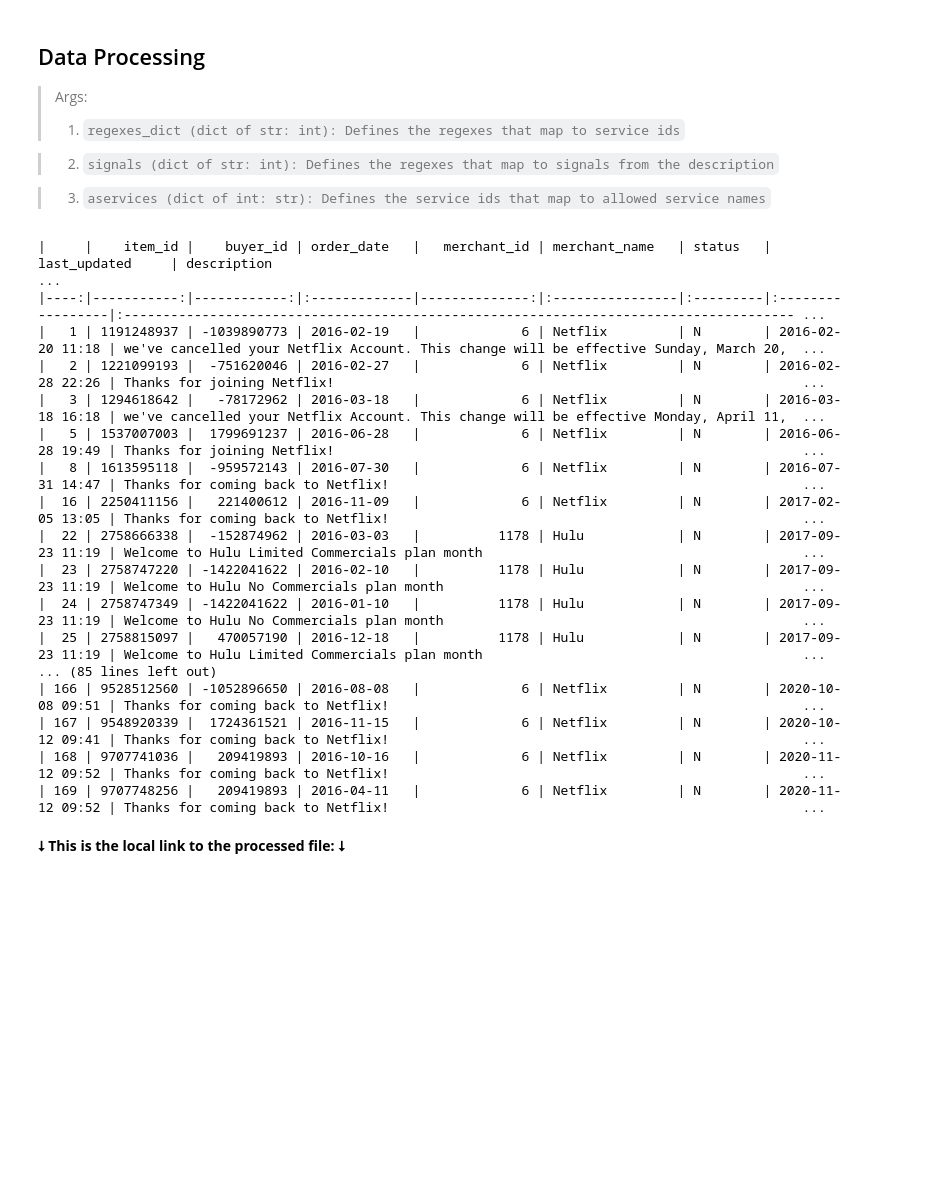
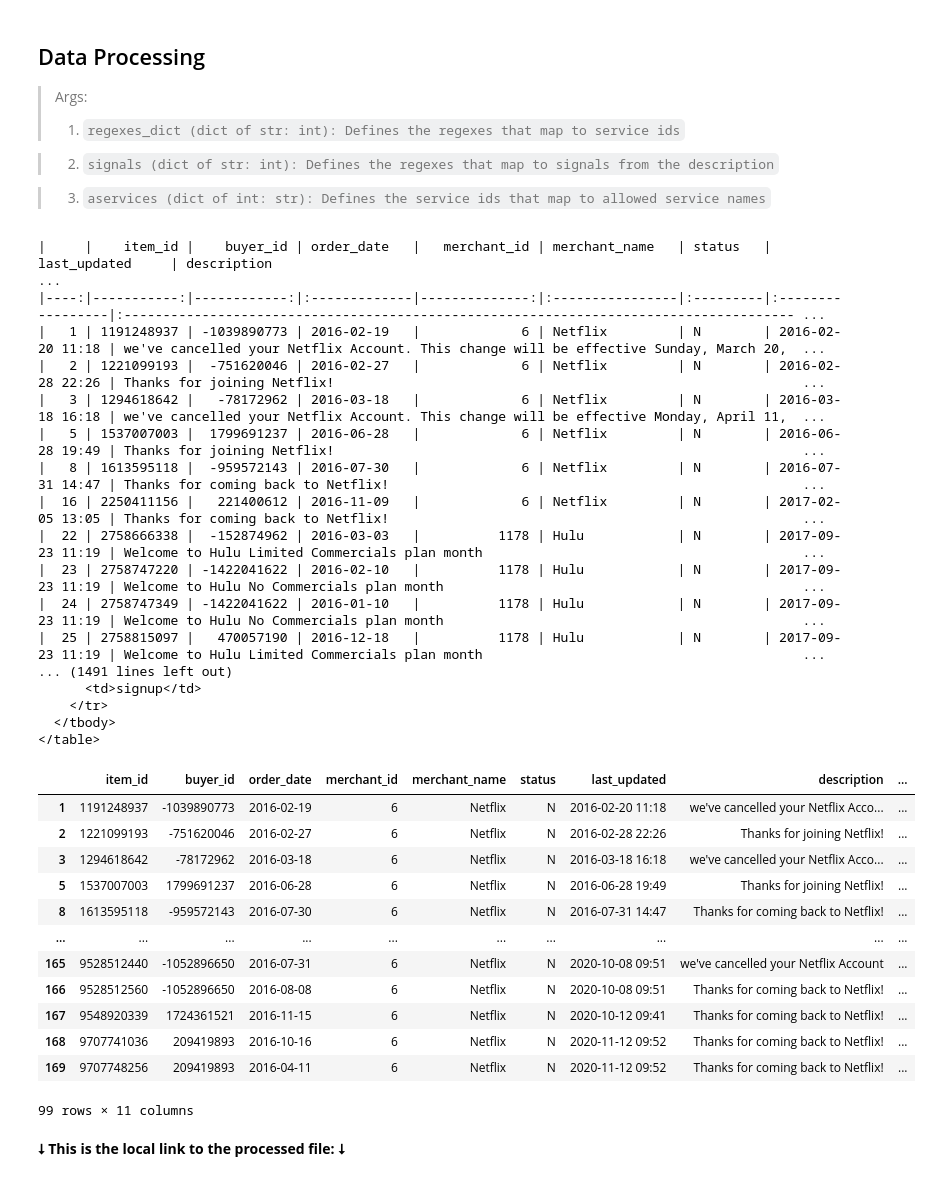
Before and after one commit to saxenap/antenna-mvp, a Jupyter notebook: notebooks/20201214PS-mvp.ipynb, the cells around one changed output. Cells and saved outputs as stored; diff of their text form; code cells hidden in the pictures; blank space fills up the shorter version.

```diff
--- a/notebooks/20201214PS-mvp.ipynb
+++ b/notebooks/20201214PS-mvp.ipynb
@@ -115,33 +115,48 @@ data = data.sort_values('last_updated').drop_duplicates('item_id',keep='last')
 # %%
 # Copy the description column
 data['service_id'] = data[['description']]
 
 # Replace the description in the new service_id
 # column with the matching service_id from
 # regexes_dict that we created above
 data['service_id'] = data[['service_id']].replace({'service_id':regexes_dict}, regex=True)
 
 print(data.to_markdown())
 
 print(data.to_html())
+
+display(data)
 # %% [output]
 |     |    item_id |    buyer_id | order_date   |   merchant_id | merchant_name   | status   | last_updated     | description                                                                            ...
 |----:|-----------:|------------:|:-------------|--------------:|:----------------|:---------|:-----------------|:-------------------------------------------------------------------------------------- ...
 |   1 | 1191248937 | -1039890773 | 2016-02-19   |             6 | Netflix         | N        | 2016-02-20 11:18 | we've cancelled your Netflix Account. This change will be effective Sunday, March 20,  ...
 |   2 | 1221099193 |  -751620046 | 2016-02-27   |             6 | Netflix         | N        | 2016-02-28 22:26 | Thanks for joining Netflix!                                                            ...
 |   3 | 1294618642 |   -78172962 | 2016-03-18   |             6 | Netflix         | N        | 2016-03-18 16:18 | we've cancelled your Netflix Account. This change will be effective Monday, April 11,  ...
 |   5 | 1537007003 |  1799691237 | 2016-06-28   |             6 | Netflix         | N        | 2016-06-28 19:49 | Thanks for joining Netflix!                                                            ...
 |   8 | 1613595118 |  -959572143 | 2016-07-30   |             6 | Netflix         | N        | 2016-07-31 14:47 | Thanks for coming back to Netflix!                                                     ...
 |  16 | 2250411156 |   221400612 | 2016-11-09   |             6 | Netflix         | N        | 2017-02-05 13:05 | Thanks for coming back to Netflix!                                                     ...
 |  22 | 2758666338 |  -152874962 | 2016-03-03   |          1178 | Hulu            | N        | 2017-09-23 11:19 | Welcome to Hulu Limited Commercials plan month                                         ...
 |  23 | 2758747220 | -1422041622 | 2016-02-10   |          1178 | Hulu            | N        | 2017-09-23 11:19 | Welcome to Hulu No Commercials plan month                                              ...
 |  24 | 2758747349 | -1422041622 | 2016-01-10   |          1178 | Hulu            | N        | 2017-09-23 11:19 | Welcome to Hulu No Commercials plan month                                              ...
 |  25 | 2758815097 |   470057190 | 2016-12-18   |          1178 | Hulu            | N        | 2017-09-23 11:19 | Welcome to Hulu Limited Commercials plan month                                         ...
-... (85 lines left out)
-| 166 | 9528512560 | -1052896650 | 2016-08-08   |             6 | Netflix         | N        | 2020-10-08 09:51 | Thanks for coming back to Netflix!                                                     ...
-| 167 | 9548920339 |  1724361521 | 2016-11-15   |             6 | Netflix         | N        | 2020-10-12 09:41 | Thanks for coming back to Netflix!                                                     ...
-| 168 | 9707741036 |   209419893 | 2016-10-16   |             6 | Netflix         | N        | 2020-11-12 09:52 | Thanks for coming back to Netflix!                                                     ...
-| 169 | 9707748256 |   209419893 | 2016-04-11   |             6 | Netflix         | N        | 2020-11-12 09:52 | Thanks for coming back to Netflix!                                                     ...
+... (1491 lines left out)
+      <td>signup</td>
+    </tr>
+  </tbody>
+</table>
+|  | item_id | buyer_id | order_date | merchant_id | merchant_name | status | last_updated | description | ... |
+| 1 | 1191248937 | -1039890773 | 2016-02-19 | 6 | Netflix | N | 2016-02-20 11:18 | we've cancelled your Netflix Acco... | ... |
+| 2 | 1221099193 | -751620046 | 2016-02-27 | 6 | Netflix | N | 2016-02-28 22:26 | Thanks for joining Netflix! | ... |
+| 3 | 1294618642 | -78172962 | 2016-03-18 | 6 | Netflix | N | 2016-03-18 16:18 | we've cancelled your Netflix Acco... | ... |
+| 5 | 1537007003 | 1799691237 | 2016-06-28 | 6 | Netflix | N | 2016-06-28 19:49 | Thanks for joining Netflix! | ... |
+| 8 | 1613595118 | -959572143 | 2016-07-30 | 6 | Netflix | N | 2016-07-31 14:47 | Thanks for coming back to Netflix! | ... |
+| ... | ... | ... | ... | ... | ... | ... | ... | ... | ... |
+| 165 | 9528512440 | -1052896650 | 2016-07-31 | 6 | Netflix | N | 2020-10-08 09:51 | we've cancelled your Netflix Account | ... |
+| 166 | 9528512560 | -1052896650 | 2016-08-08 | 6 | Netflix | N | 2020-10-08 09:51 | Thanks for coming back to Netflix! | ... |
+| 167 | 9548920339 | 1724361521 | 2016-11-15 | 6 | Netflix | N | 2020-10-12 09:41 | Thanks for coming back to Netflix! | ... |
+| 168 | 9707741036 | 209419893 | 2016-10-16 | 6 | Netflix | N | 2020-11-12 09:52 | Thanks for coming back to Netflix! | ... |
+| 169 | 9707748256 | 209419893 | 2016-04-11 | 6 | Netflix | N | 2020-11-12 09:52 | Thanks for coming back to Netflix! | ... |
+99 rows × 11 columns
 # %%
 """
 Requirement
```
